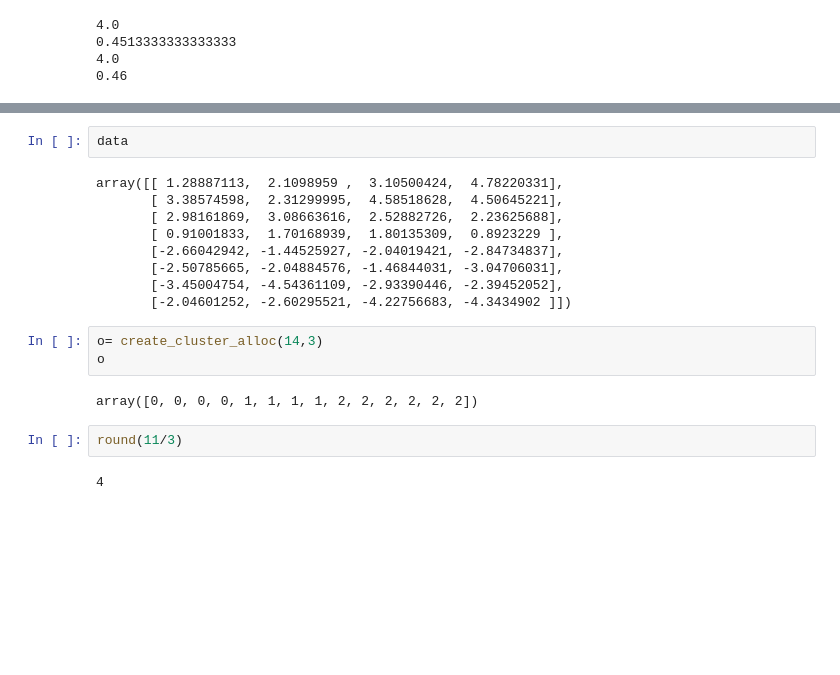
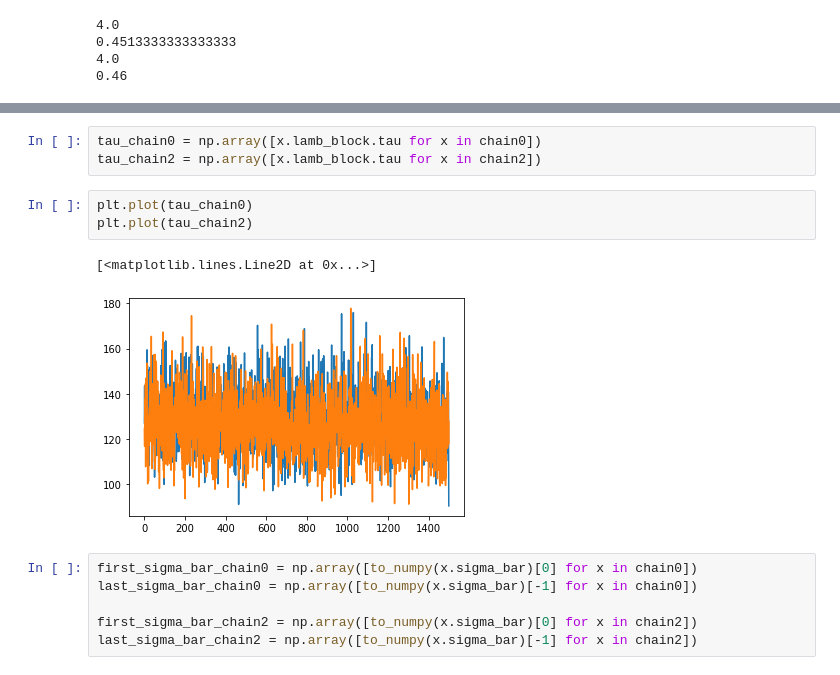
Before and after one commit to LGhilotti/pp_mix, a Jupyter notebook: Script_simulation.ipynb, the cells around one changed output, grey strips where cells are left out. Cells and saved outputs as stored; diff of their text form; blank space fills up the shorter version.

```diff
--- a/Script_simulation.ipynb
+++ b/Script_simulation.ipynb
@@ -301,20 +215,15 @@ for p in p_s:
-# %%
-data
-# %% [output]
-array([[ 1.28887113,  2.1098959 ,  3.10500424,  4.78220331],
-       [ 3.38574598,  2.31299995,  4.58518628,  4.50645221],
-       [ 2.98161869,  3.08663616,  2.52882726,  2.23625688],
-       [ 0.91001833,  1.70168939,  1.80135309,  0.8923229 ],
-       [-2.66042942, -1.44525927, -2.04019421, -2.84734837],
-       [-2.50785665, -2.04884576, -1.46844031, -3.04706031],
-       [-3.45004754, -4.54361109, -2.93390446, -2.39452052],
-       [-2.04601252, -2.60295521, -4.22756683, -4.3434902 ]])
-# %%
-o= create_cluster_alloc(14,3)
-o
-# %% [output]
-array([0, 0, 0, 0, 1, 1, 1, 1, 2, 2, 2, 2, 2, 2])
-# %%
-round(11/3)
-# %% [output]
-4
+# %%
+tau_chain0 = np.array([x.lamb_block.tau for x in chain0])
+tau_chain2 = np.array([x.lamb_block.tau for x in chain2])
+# %%
+plt.plot(tau_chain0)
+plt.plot(tau_chain2)
+# %% [output]
+[<matplotlib.lines.Line2D at 0x...>]
+[figure, added]
+# %%
+first_sigma_bar_chain0 = np.array([to_numpy(x.sigma_bar)[0] for x in chain0])
+last_sigma_bar_chain0 = np.array([to_numpy(x.sigma_bar)[-1] for x in chain0])
+
+first_sigma_bar_chain2 = np.array([to_numpy(x.sigma_bar)[0] for x in chain2])
+last_sigma_bar_chain2 = np.array([to_numpy(x.sigma_bar)[-1] for x in chain2])
```
Also changed, not shown: parts of 17 cells of this notebook, 2 other files.
